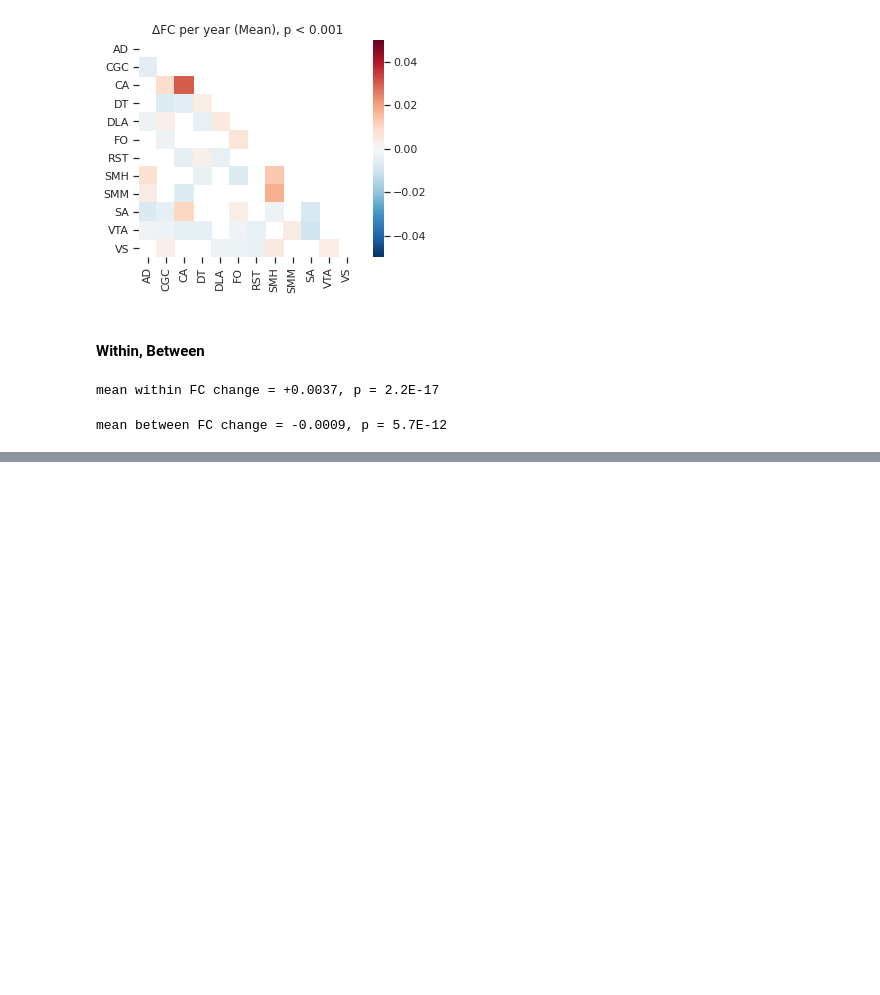
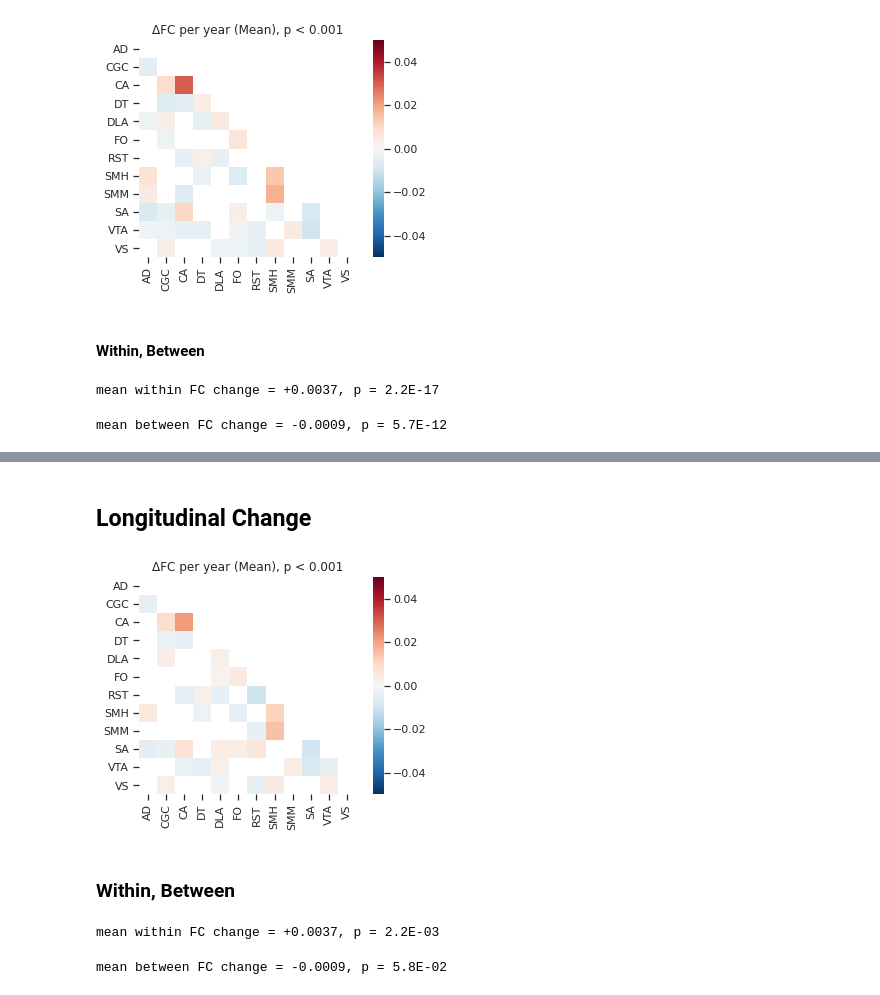
Before and after one commit to AKSoo/StructFunc, a Jupyter notebook: ABCD/WithinBetween.ipynb, the cells around one changed output, grey strips where cells are left out. Drawn from its saved outputs; the diff is of its cells as text; code cells hidden in the pictures; blank space fills up the shorter version.

Commit message:
WithinBetween sex, race, motion, site confounds

```diff
--- a/ABCD/WithinBetween.ipynb
+++ b/ABCD/WithinBetween.ipynb
@@ -235,0 +269,26 @@ Variables
+# %%
+# betnet_control.to_pickle('.cache/betnet_control.pkl.gz')
+betnet_control = pd.read_pickle('.cache/betnet_control.pkl.gz')
+# %% [markdown]
+## Longitudinal Change
+# %%
+betnet_control_baseline = betnet_control.xs(EVENTS[0], level='eventname')
+betnet_control_year2 = betnet_control.xs(EVENTS[1], level='eventname')
+betnet_control_delta = ((betnet_control_year2 - betnet_control_baseline)
+                        .divide(age_month_diff / 12, axis=0))
+# %%
+tstats, pvals = ttest_1samp(betnet_control_delta, 0, nan_policy='omit')
+betnet_control_delta_ttest_fdr = multipletests(pvals, alpha=0.001, method='fdr_bh')
+# %%
+mean_control_delta_significant = columns_to_2d(betnet_control_delta.mean()
+                                               .mask(~betnet_control_delta_ttest_fdr[0], np.nan))
+# %%
+ax = sns.heatmap(label_2d(mean_control_delta_significant, network_codes), square=True,
+                 cmap='RdBu_r', vmin=-0.05, vmax=0.05)
+ax.set_title('ΔFC per year (Mean), p < 0.001')
+
+plt.show()
+# %% [output]
+[figure, added]
+# %% [markdown]
+### Within, Between
@@ -235,0 +305,10 @@ Variables
+# %%
+print('mean within FC change = {b:+.4f}, p = {p:.1E}'
+      .format(b=betnet_delta_within_between['within'].mean(), p=within_t_p[1]))
+# %% [output]
+mean within FC change = +0.0037, p = 2.2E-03
+# %%
+print('mean between FC change = {b:+.4f}, p = {p:.1E}'
+      .format(b=betnet_delta_within_between['between'].mean(), p=between_t_p[1]))
+# %% [output]
+mean between FC change = -0.0009, p = 5.8E-02
```
Also changed, not shown: parts of 9 cells of this notebook.
